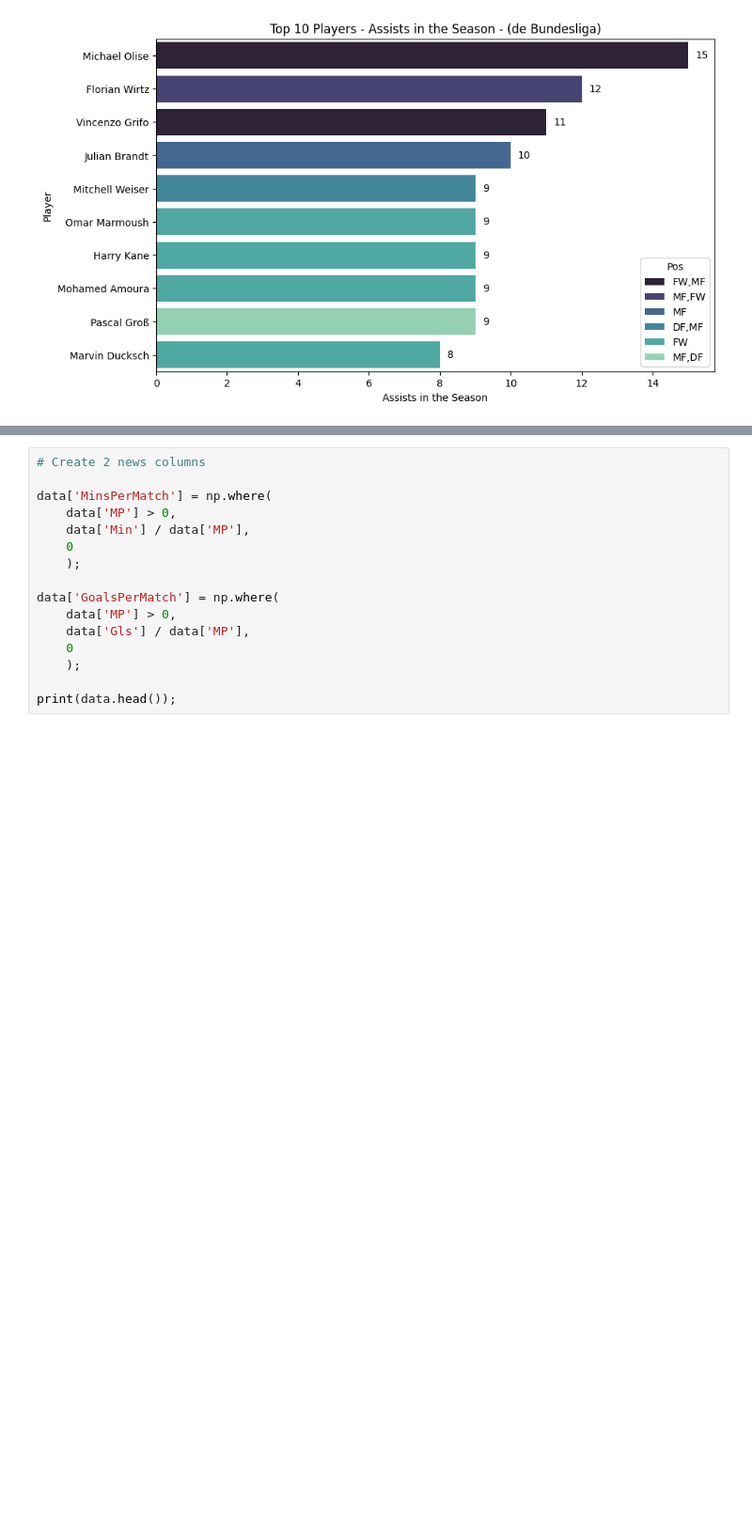
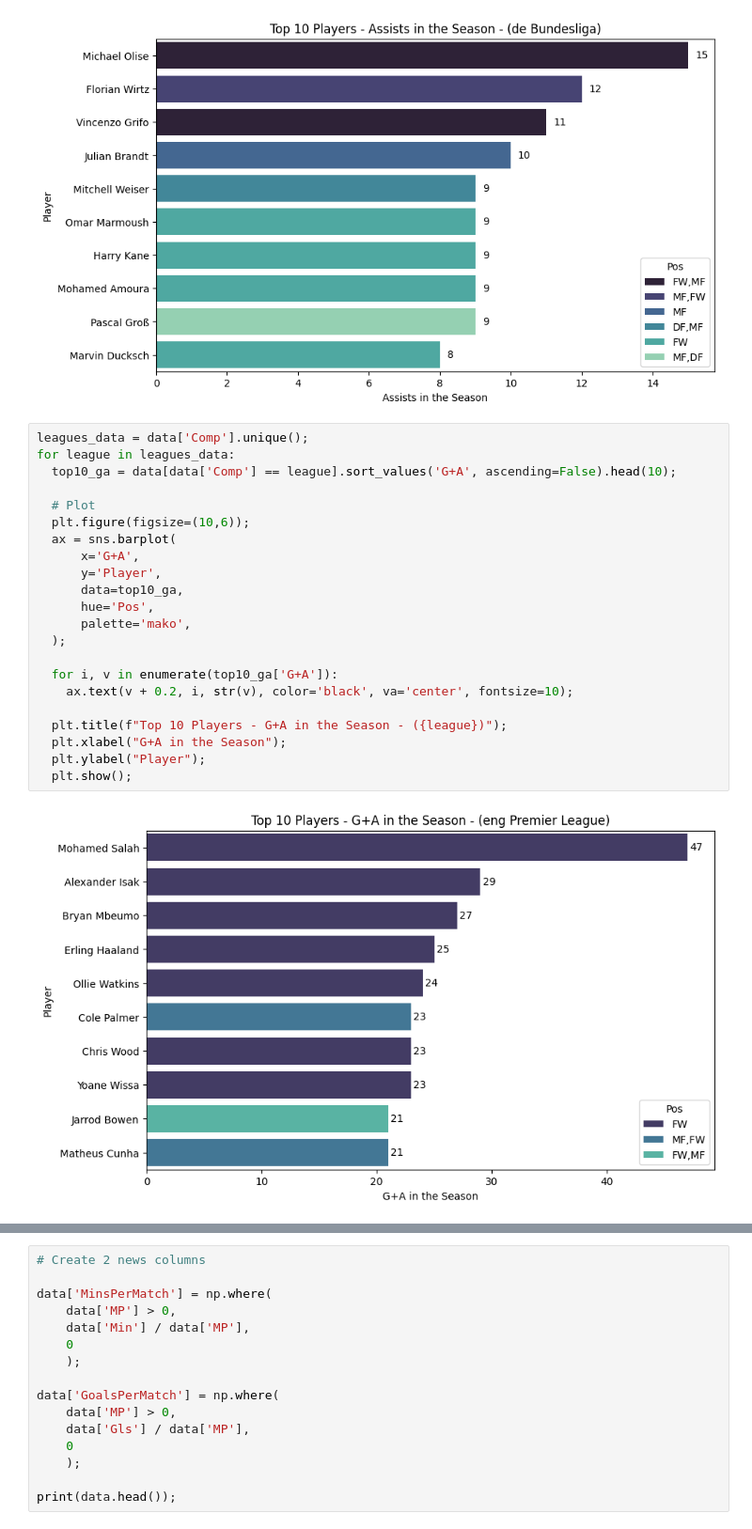
Before and after one commit to RCK04/football-players-stats-24-25-season, a Jupyter notebook: football_players_stats_24_25_season.ipynb, the cells around one changed output, grey strips where cells are left out. Shown at 94% size. Saved outputs shown, nothing was run; the diff lists cells and outputs as text; blank space fills up the shorter version.

Commit message:
:sparkles: feat: add top g+a big five leagues

```diff
--- a/football_players_stats_24_25_season.ipynb
+++ b/football_players_stats_24_25_season.ipynb
@@ -90,3 +90,27 @@ for league in leagues_data:
 [figure]
 [figure]
 [figure]
+# %%
+leagues_data = data['Comp'].unique();
+for league in leagues_data:
+  top10_ga = data[data['Comp'] == league].sort_values('G+A', ascending=False).head(10);
+
+  # Plot
+  plt.figure(figsize=(10,6));
+  ax = sns.barplot(
+      x='G+A',
+      y='Player',
+      data=top10_ga,
+      hue='Pos',
+      palette='mako',
+  );
+
+  for i, v in enumerate(top10_ga['G+A']):
+    ax.text(v + 0.2, i, str(v), color='black', va='center', fontsize=10);
+
+  plt.title(f"Top 10 Players - G+A in the Season - ({league})");
+  plt.xlabel("G+A in the Season");
+  plt.ylabel("Player");
+  plt.show();
+# %% [output]
+[figure, added]
```
Also changed, not shown: parts of 1 cell of this notebook.
